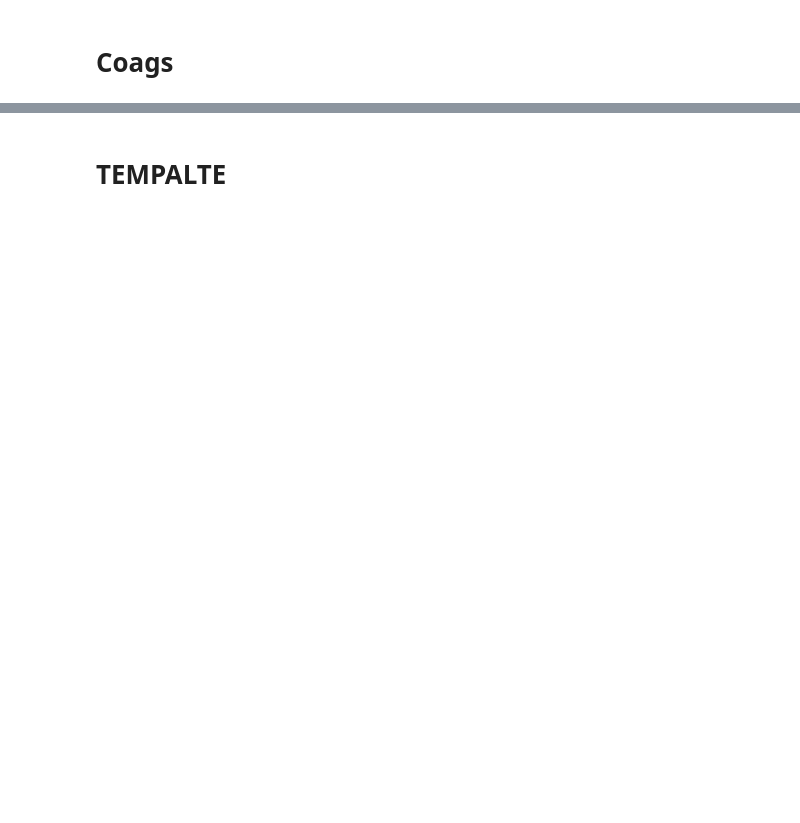
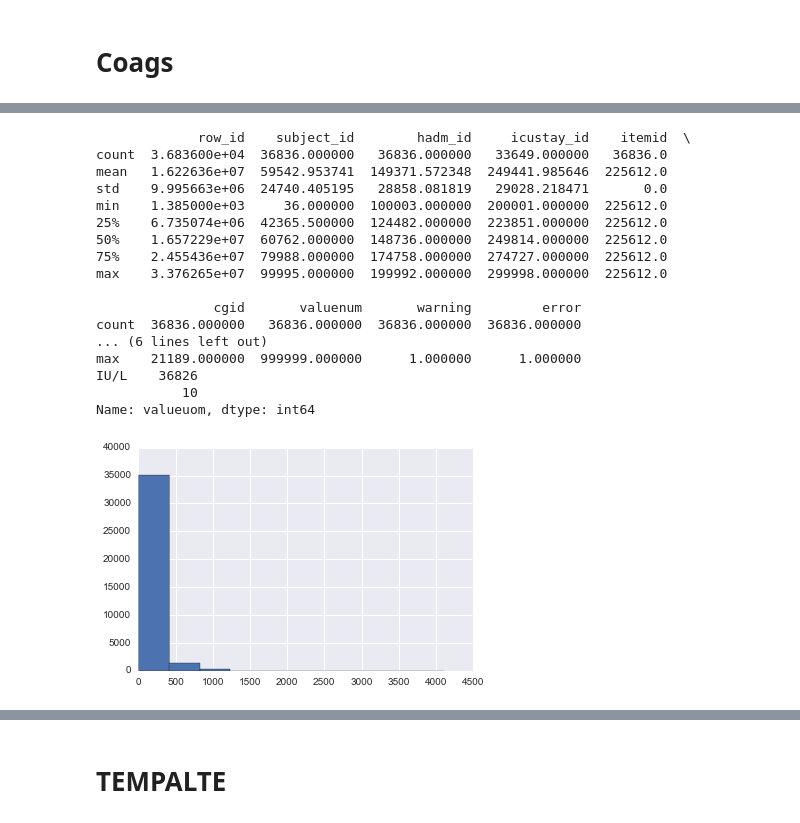
Before and after one commit to jgenk/icu_ml, a Jupyter notebook: 6_Building_all_defs.ipynb, the cells around one changed output, grey strips where cells are left out. Saved outputs shown, nothing was run; the diff lists cells and outputs as text; code cells hidden in the pictures; blank space fills up the shorter version.

```diff
--- a/6_Building_all_defs.ipynb
+++ b/6_Building_all_defs.ipynb
@@ -1603,0 +1867,4 @@ coag_ids = []
+# %%
+component = 'partial pressure of oxygen arterial'
+new_id = data_dict.add_definition(component,units='mmHg',lower_limit=0,upper_limit=1000)
+abg_ids.append(new_id)
@@ -1603,0 +2773,21 @@ coag_ids = []
+# %%
+df_alp = explorer.investigate(225612)
+# %% [output]
+             row_id    subject_id        hadm_id     icustay_id    itemid  \
+count  3.683600e+04  36836.000000   36836.000000   33649.000000   36836.0
+mean   1.622636e+07  59542.953741  149371.572348  249441.985646  225612.0
+std    9.995663e+06  24740.405195   28858.081819   29028.218471       0.0
+min    1.385000e+03     36.000000  100003.000000  200001.000000  225612.0
+25%    6.735074e+06  42365.500000  124482.000000  223851.000000  225612.0
+50%    1.657229e+07  60762.000000  148736.000000  249814.000000  225612.0
+75%    2.455436e+07  79988.000000  174758.000000  274727.000000  225612.0
+max    3.376265e+07  99995.000000  199992.000000  299998.000000  225612.0
+
+               cgid       valuenum       warning         error
+count  36836.000000   36836.000000  36836.000000  36836.000000
+... (6 lines left out)
+max    21189.000000  999999.000000      1.000000      1.000000
+IU/L    36826
+           10
+Name: valueuom, dtype: int64
+[figure, added]
```
Also changed, not shown: parts of 205 cells of this notebook, 3 other files.
